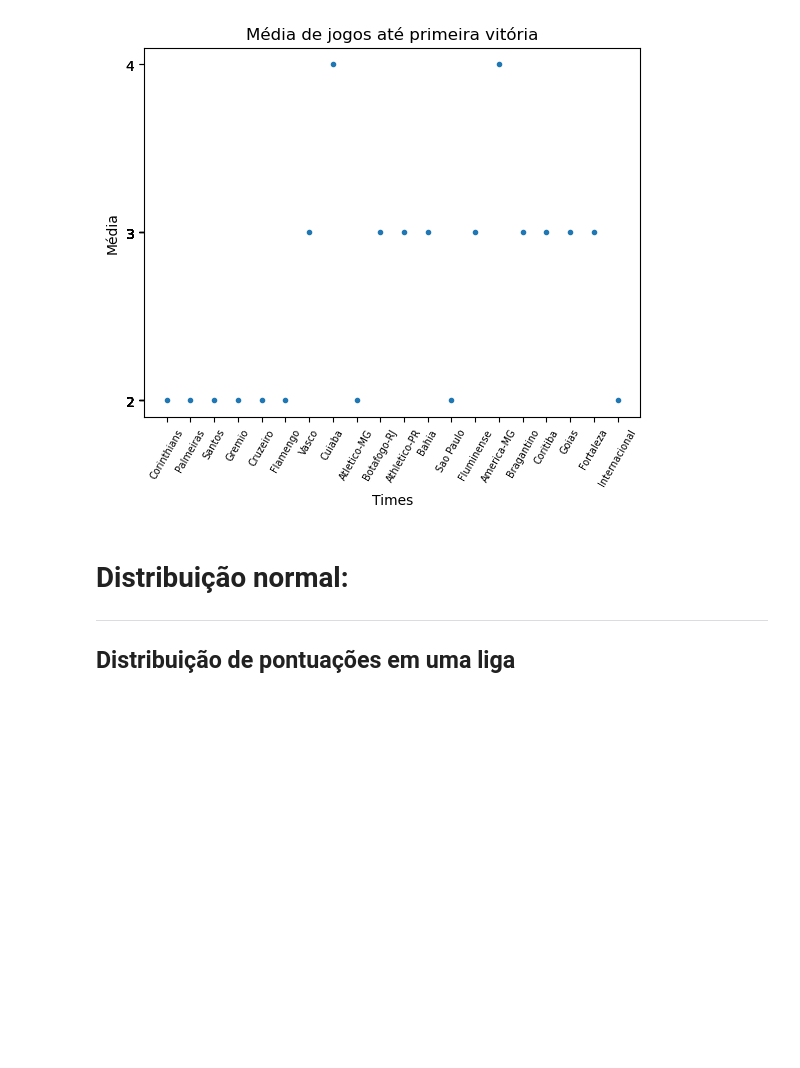
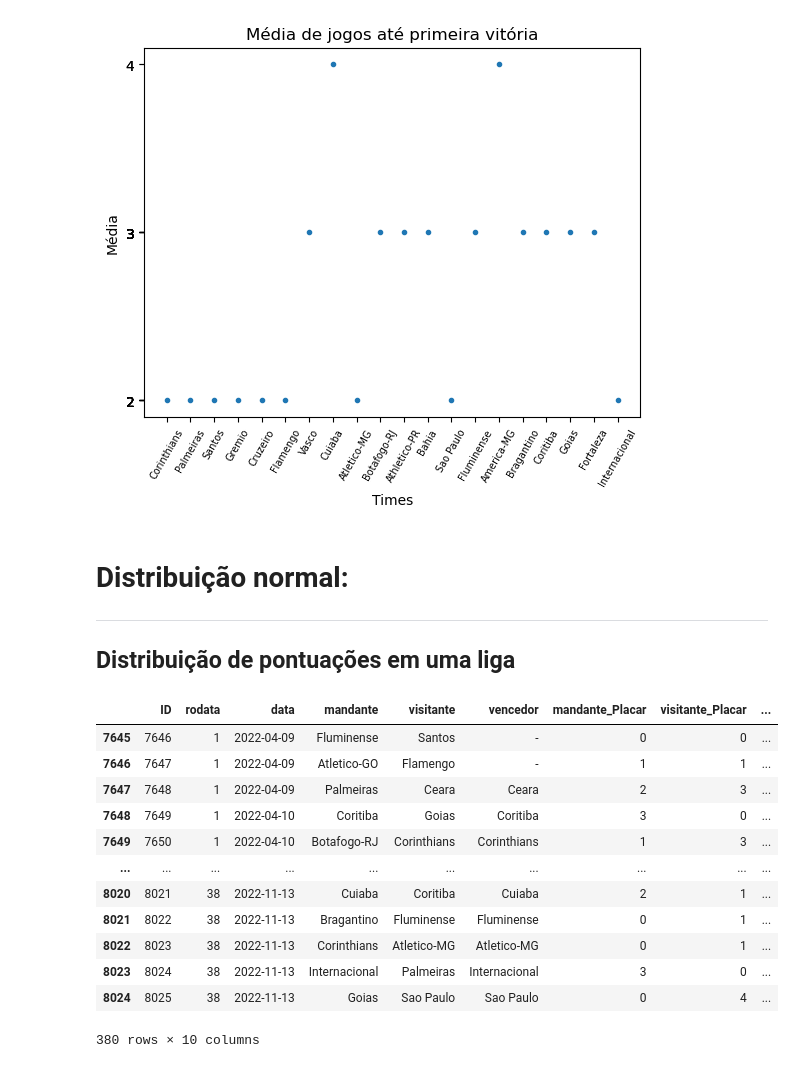
Before and after one commit to herozandn/estatistica_2, a Jupyter notebook: Códigos/Texto.ipynb, the cells around one changed output. Drawn from its saved outputs; the diff is of its cells as text; code cells hidden in the pictures; blank space fills up the shorter version.

```diff
--- a/Códigos/Texto.ipynb
+++ b/Códigos/Texto.ipynb
@@ -185,3 +185,21 @@ plt.show()
 # Distribuição normal:
 ---
 ## Distribuição de pontuações em uma liga
+# %%
+tabela['data'] = pd.to_datetime(tabela['data'], format='%d-%m-%Y')
+# %%
+tabela[tabela['data'].dt.year == 2022]
+# %% [output]
+|  | ID | rodata | data | mandante | visitante | vencedor | mandante_Placar | visitante_Placar | ... |
+| 7645 | 7646 | 1 | 2022-04-09 | Fluminense | Santos | - | 0 | 0 | ... |
+| 7646 | 7647 | 1 | 2022-04-09 | Atletico-GO | Flamengo | - | 1 | 1 | ... |
+| 7647 | 7648 | 1 | 2022-04-09 | Palmeiras | Ceara | Ceara | 2 | 3 | ... |
+| 7648 | 7649 | 1 | 2022-04-10 | Coritiba | Goias | Coritiba | 3 | 0 | ... |
+| 7649 | 7650 | 1 | 2022-04-10 | Botafogo-RJ | Corinthians | Corinthians | 1 | 3 | ... |
+| ... | ... | ... | ... | ... | ... | ... | ... | ... | ... |
+| 8020 | 8021 | 38 | 2022-11-13 | Cuiaba | Coritiba | Cuiaba | 2 | 1 | ... |
+| 8021 | 8022 | 38 | 2022-11-13 | Bragantino | Fluminense | Fluminense | 0 | 1 | ... |
+| 8022 | 8023 | 38 | 2022-11-13 | Corinthians | Atletico-MG | Atletico-MG | 0 | 1 | ... |
+| 8023 | 8024 | 38 | 2022-11-13 | Internacional | Palmeiras | Internacional | 3 | 0 | ... |
+| 8024 | 8025 | 38 | 2022-11-13 | Goias | Sao Paulo | Sao Paulo | 0 | 4 | ... |
+380 rows × 10 columns
```
